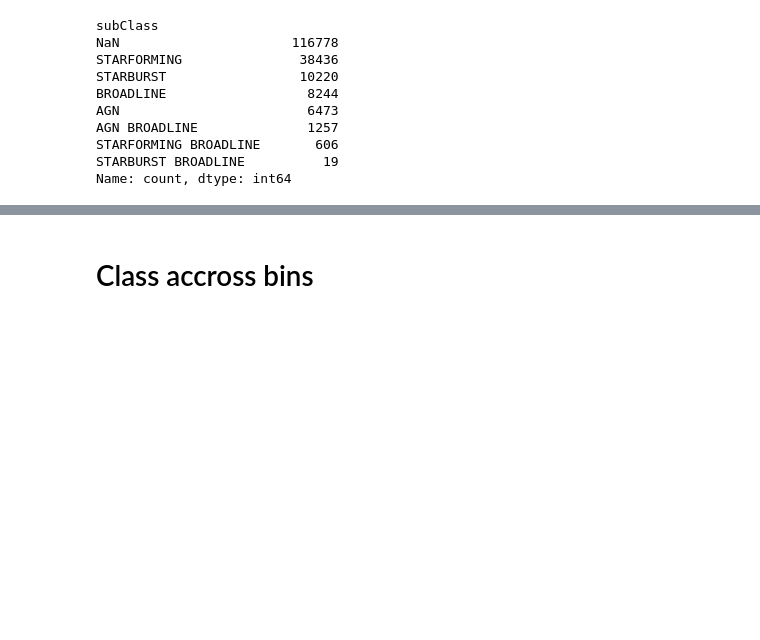
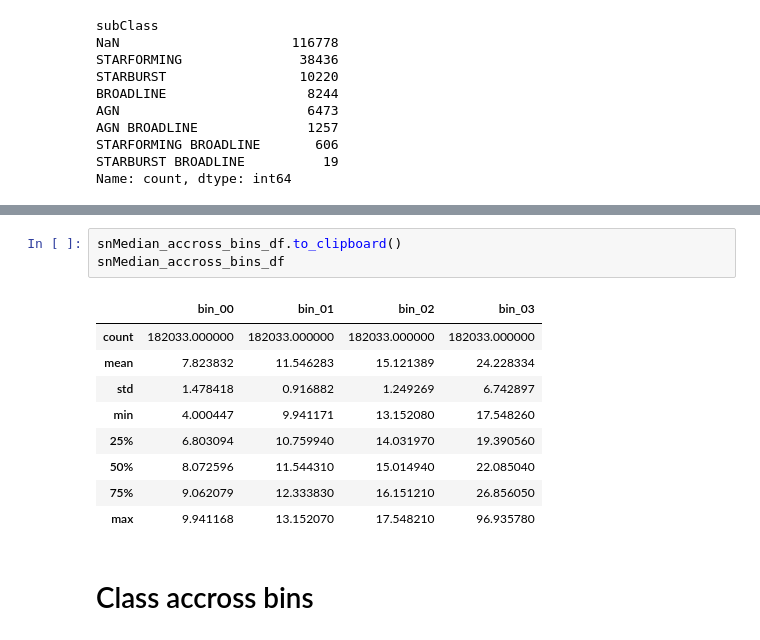
Before and after one commit to ed-ortizm/sdss, a Jupyter notebook: data_prep_illustrations/01_data_stats.ipynb, the cells around one changed output, grey strips where cells are left out. Cells and saved outputs as stored; diff of their text form; blank space fills up the shorter version.

```diff
--- a/data_prep_illustrations/01_data_stats.ipynb
+++ b/data_prep_illustrations/01_data_stats.ipynb
@@ -249,3 +288,16 @@ Name: count, dtype: int64
+# %%
+snMedian_accross_bins_df.to_clipboard()
+snMedian_accross_bins_df
+# %% [output]
+|  | bin_00 | bin_01 | bin_02 | bin_03 |
+| count | 182033.000000 | 182033.000000 | 182033.000000 | 182033.000000 |
+| mean | 7.823832 | 11.546283 | 15.121389 | 24.228334 |
+| std | 1.478418 | 0.916882 | 1.249269 | 6.742897 |
+| min | 4.000447 | 9.941171 | 13.152080 | 17.548260 |
+| 25% | 6.803094 | 10.759940 | 14.031970 | 19.390560 |
+| 50% | 8.072596 | 11.544310 | 15.014940 | 22.085040 |
+| 75% | 9.062079 | 12.333830 | 16.151210 | 26.856050 |
+| max | 9.941168 | 13.152070 | 17.548210 | 96.935780 |
 # %% [markdown]
 # Class accross bins
 # %%
```
Also changed, not shown: parts of 5 cells of this notebook, 1 other file.
